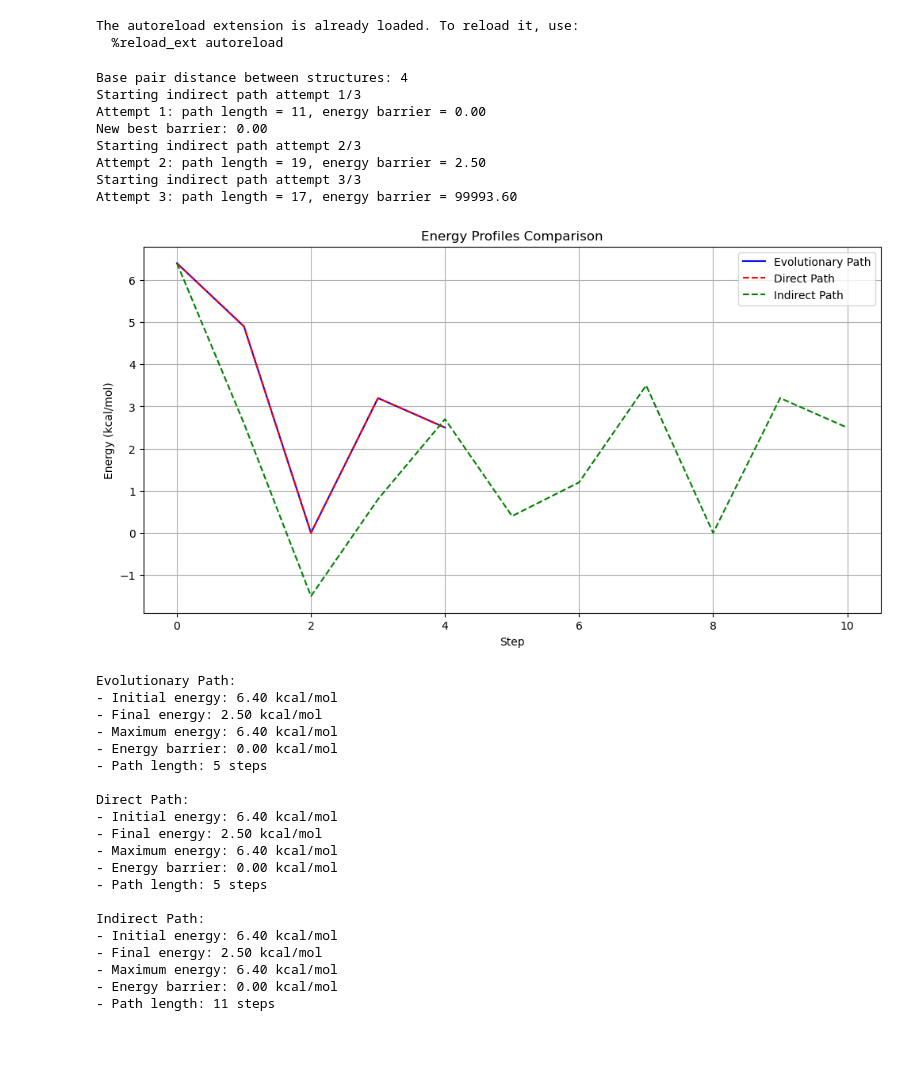
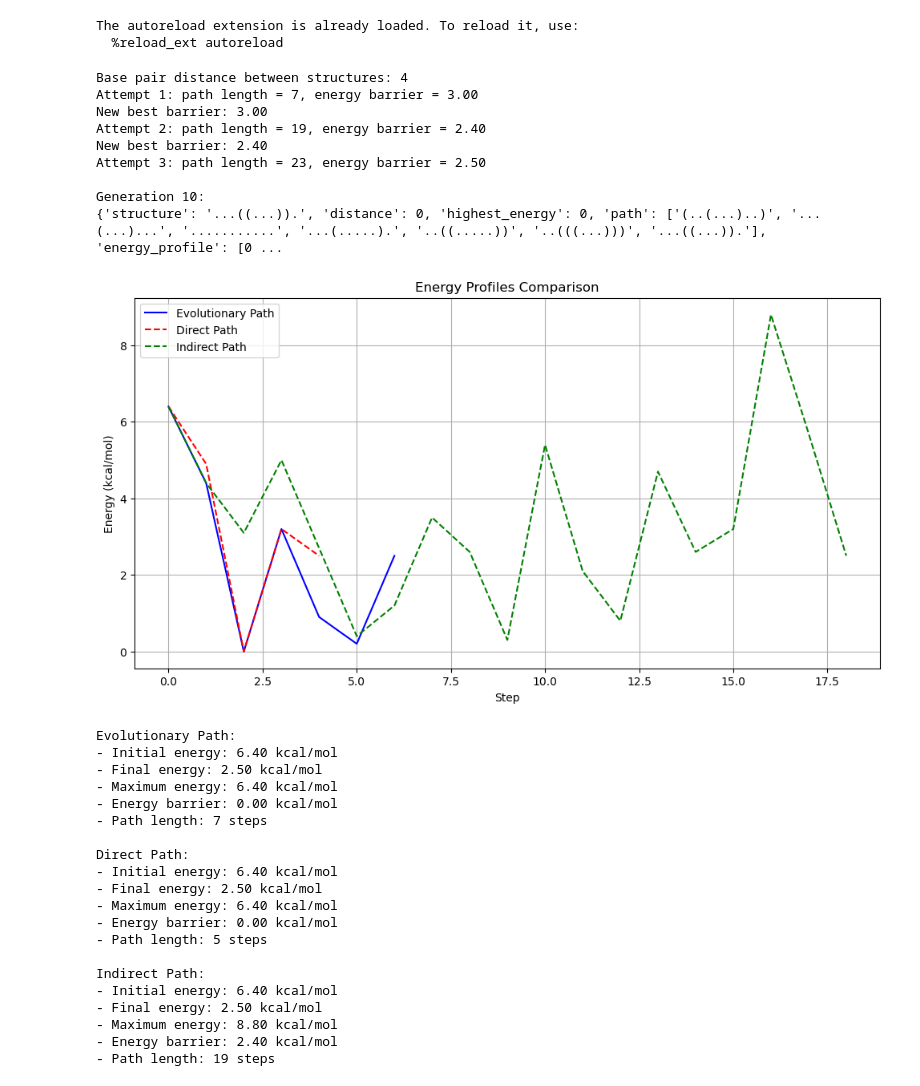
Before and after one commit to lusxvr/rna_energy_barriers, a Jupyter notebook: comparisons.ipynb, the cells around one changed output. Saved outputs shown, nothing was run; the diff lists cells and outputs as text; code cells hidden in the pictures; blank space fills up the shorter version.

```diff
--- a/comparisons.ipynb
+++ b/comparisons.ipynb
@@ -85,41 +15,43 @@ def plot_energy_profiles(seq, start_struct, end_struct, evolutionary_path, direc
 # %%
-# Example usage
-seq = "GGGGAAACUCC"
-start_struct = "(..(...)..)"
-end_struct = "...((...))."
+# Short Example
+seq = ex.SHORT_SEQ
+start_struct = ex.SHORT_START_STRUCT
+end_struct = ex.SHORT_END_STRUCT
+
+start_structure = rs.RNAStructure(seq, structure=start_struct)
+end_structure = rs.RNAStructure(seq, structure=end_struct)
 
 # Get direct path
-start_structure = rs.RNAStructure(seq, structure=start_struct)
-end_structure = rs.RNAStructure(seq, structure=end_struct)
 direct_path = pf.find_direct_path(start_structure, end_structure)
 direct_path = [struct.to_dotbracket() for struct in direct_path]
 
 # Get indirect path
 indirect_path = pf.find_best_indirect_path(start_structure, end_structure)
 indirect_path = [struct.to_dotbracket() for struct in indirect_path]
 
 # Get evolutionary path
 best, steps = ev.best_folding(seq, start_struct, end_struct, N=100, max_steps=100)
 evolutionary_path = best['path']
 
 # Plot the comparison
-plot_energy_profiles(seq, start_struct, end_struct, evolutionary_path, direct_path, indirect_path)
+plot_energy_profiles(seq, evolutionary_path, direct_path, indirect_path)
 # %% [output]
 Base pair distance between structures: 4
-Starting indirect path attempt 1/3
-Attempt 1: path length = 11, energy barrier = 0.00
-New best barrier: 0.00
-Starting indirect path attempt 2/3
-Attempt 2: path length = 19, energy barrier = 2.50
-Starting indirect path attempt 3/3
-Attempt 3: path length = 17, energy barrier = 99993.60
+Attempt 1: path length = 7, energy barrier = 3.00
+New best barrier: 3.00
+Attempt 2: path length = 19, energy barrier = 2.40
+New best barrier: 2.40
+Attempt 3: path length = 23, energy barrier = 2.50
+
+Generation 10:
+{'structure': '...((...)).', 'distance': 0, 'highest_energy': 0, 'path': ['(..(...)..)', '...(...)...', '...........', '...(.....).', '..((.....))', '..(((...)))', '...((...)).'], 'energy_profile': [0 ...
-[figure, old version]
+[figure, new version]
 Evolutionary Path:
 - Initial energy: 6.40 kcal/mol
 - Final energy: 2.50 kcal/mol
 - Maximum energy: 6.40 kcal/mol
 - Energy barrier: 0.00 kcal/mol
-- Path length: 5 steps
+- Path length: 7 steps
 
 Direct Path:
 - Initial energy: 6.40 kcal/mol
@@ -131,7 +63,7 @@ Direct Path:
 Indirect Path:
 - Initial energy: 6.40 kcal/mol
 - Final energy: 2.50 kcal/mol
-- Maximum energy: 6.40 kcal/mol
-- Energy barrier: 0.00 kcal/mol
-- Path length: 11 steps
+- Maximum energy: 8.80 kcal/mol
+- Energy barrier: 2.40 kcal/mol
+- Path length: 19 steps
 # %%
```
Also changed, not shown: parts of 3 cells of this notebook, 3 other files.
